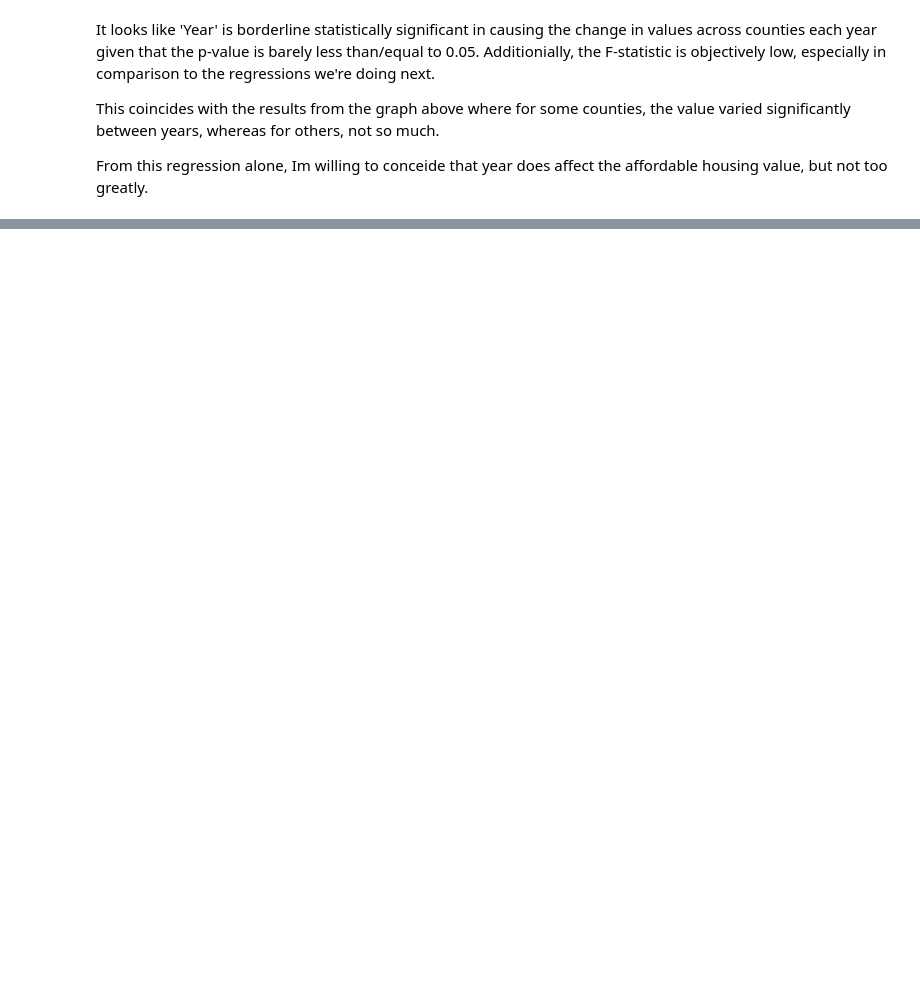
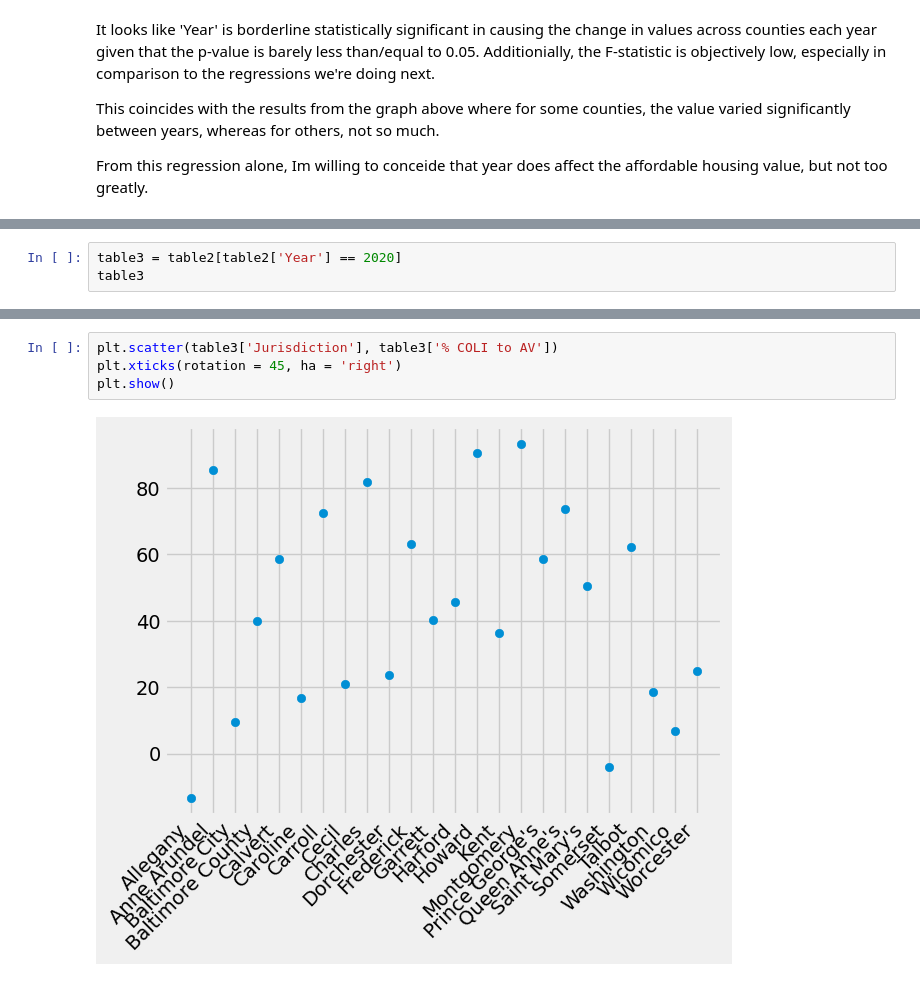
Before and after one commit to mgammi/Personal-Projects, a Jupyter notebook: MachineLearning/implementation.ipynb, the cells around one changed output, grey strips where cells are left out. Cells and saved outputs as stored; diff of their text form; blank space fills up the shorter version.

```diff
--- a/MachineLearning/implementation.ipynb
+++ b/MachineLearning/implementation.ipynb
@@ -313,0 +417,3 @@ plt.show()
+# %%
+table3 = table2[table2['Year'] == 2020]
+table3
@@ -313,0 +438,6 @@ plt.show()
+# %%
+plt.scatter(table3['Jurisdiction'], table3['% COLI to AV'])
+plt.xticks(rotation = 45, ha = 'right')
+plt.show()
+# %% [output]
+[figure, added]
```
Also changed, not shown: parts of 33 cells of this notebook, 1 other file.
